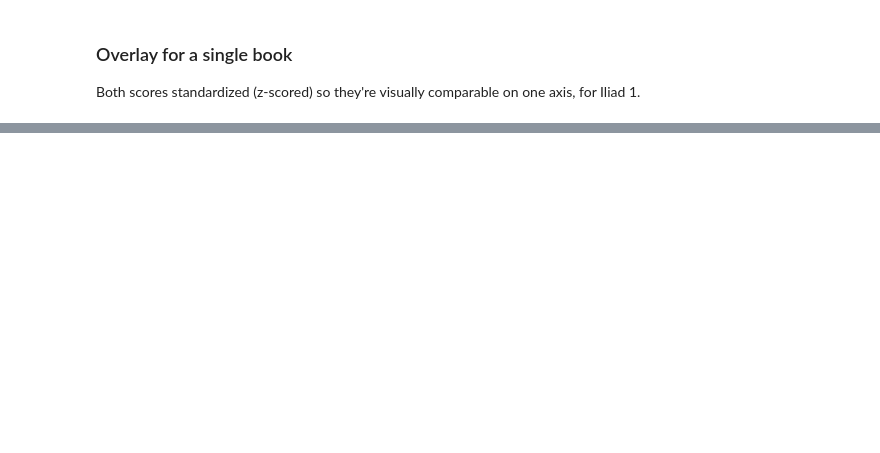
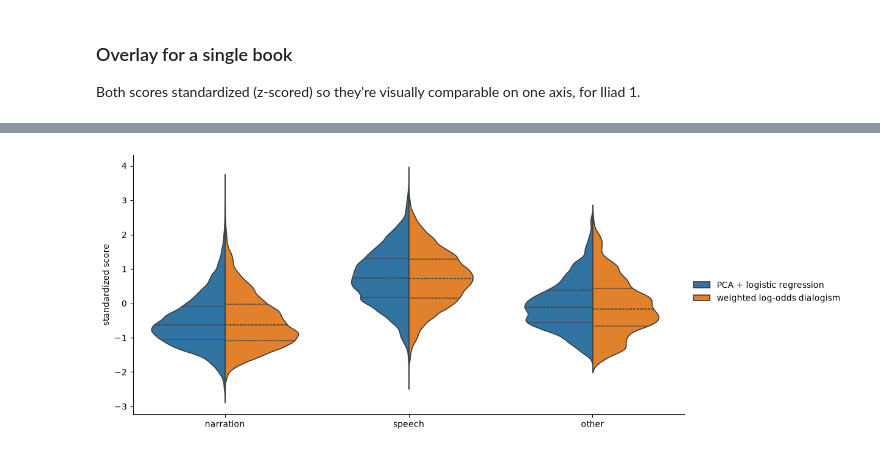
Before and after one commit to cwf2/ccc2026, a Jupyter notebook: 4 - Compare speechiness methods.ipynb, the cells around one changed output, grey strips where cells are left out. Saved outputs shown, nothing was run; the diff lists cells and outputs as text; code cells hidden in the pictures; blank space fills up the shorter version.

```diff
--- a/4 - Compare speechiness methods.ipynb
+++ b/4 - Compare speechiness methods.ipynb
@@ -92,0 +122,37 @@ plt.show()
+# %%
+# explicit window for this section, independent of the comparison cells above
+ROI_WINDOW = 200
+
+dialogism_roll = dialogism.rolling_dialogism(dialogism_score, window_size=ROI_WINDOW)["speech_score"]["score"]
+pca_roll = ccc2026.rolling_samples(train, window_size=ROI_WINDOW)["speech_score"]["score"]
+
+tokens["dialogism_roll"] = dialogism_roll
+tokens["pca_roll"] = pca_roll
+
+tokens["label"] = "speech"
+tokens.loc[tokens["speaker"] == "Odysseus-Apologue", "label"] = "other"
+tokens.loc[tokens["speaker"].isna(), "label"] = "narration"
+# %%
+# sanity check: z-scored (whole-corpus) so both methods are on the same
+# axis, same standardization as the single-book overlay above. A swarm plot
+# isn't practical at ~430k points, so use a split violin instead — same
+# "two colors side by side per category" idea, just as a density shape
+# rather than individual dots.
+z_scores = pd.DataFrame({
+    "label": tokens["label"],
+    "PCA + logistic regression": (tokens["pca_roll"] - tokens["pca_roll"].mean()) / tokens["pca_roll"].std(),
+    "weighted log-odds dialogism": (tokens["dialogism_roll"] - tokens["dialogism_roll"].mean()) / tokens["dialogism_roll"].std(),
+}).melt(id_vars="label", var_name="method", value_name="z_score").dropna()
+
+g = sns.catplot(
+    data=z_scores,
+    x="label", y="z_score", hue="method",
+    kind="violin", split=True, inner="quartile",
+    order=["narration", "speech", "other"],
+    aspect=2, height=5,
+)
+g.set(ylabel="standardized score", xlabel="")
+g._legend.set_title("")
+plt.show()
+# %% [output]
+[figure, added]
```
Also changed, not shown: parts of 5 cells of this notebook, 3 other files.
